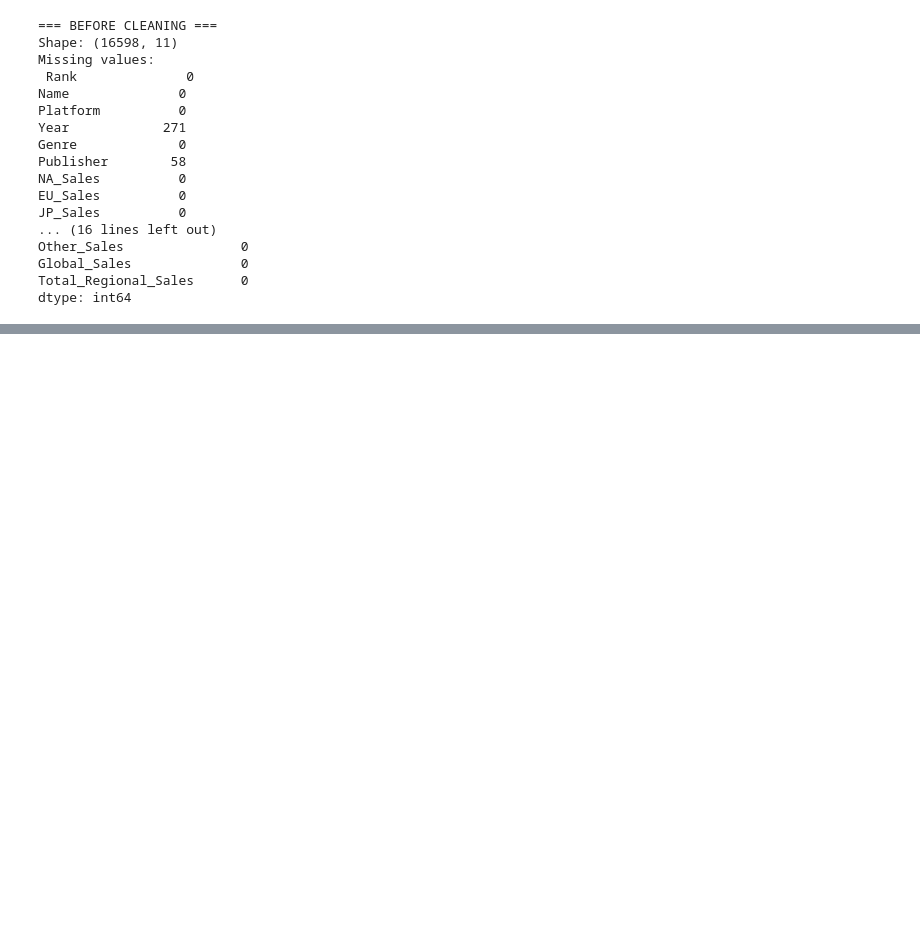
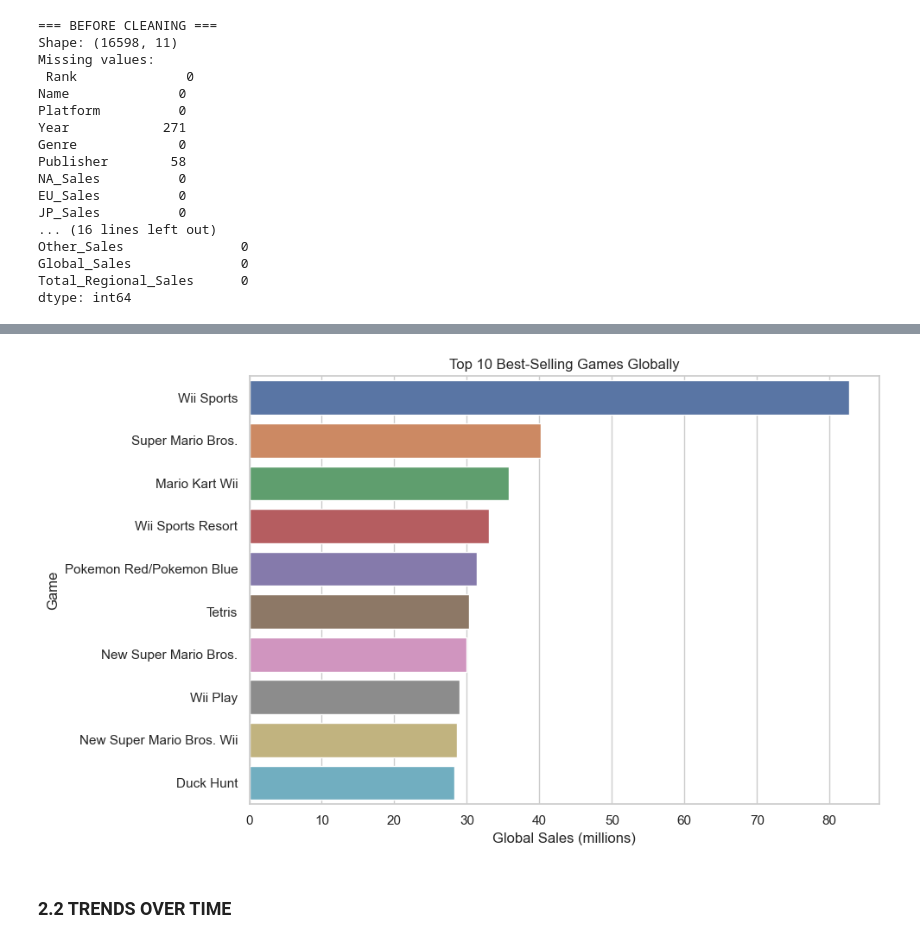
Before and after one commit to Siddharth1254/data-wrangling-project, a Jupyter notebook: Notebook.ipynb, the cells around one changed output, grey strips where cells are left out. Drawn from its saved outputs; the diff is of its cells as text; code cells hidden in the pictures; blank space fills up the shorter version.

```diff
--- a/Notebook.ipynb
+++ b/Notebook.ipynb
@@ -154,0 +163,7 @@ dtype: int64
+# %%
+print("\n=== DESCRIPTIVE STATISTICS (Numerical Columns) ===")
+display(df_clean[sales_cols].describe())
+
+top10_games = df_clean.sort_values("Global_Sales", ascending=False).head(10)
+print("\n=== Top 10 Best-Selling Games Globally ===")
+display(top10_games[["Rank", "Name", "Platform", "Year", "Genre", "Publisher", "Global_Sales"]])
@@ -154,0 +193,16 @@ dtype: int64
+# %%
+plt.figure(figsize=(10, 6))
+sns.barplot(
+    data=top10_games,
+    x="Global_Sales",
+    y="Name"
+)
+plt.title("Top 10 Best-Selling Games Globally")
+plt.xlabel("Global Sales (millions)")
+plt.ylabel("Game")
+plt.tight_layout()
+plt.show()
+# %% [output]
+[figure, added]
+# %% [markdown]
+### 2.2 TRENDS OVER TIME
```
Also changed, not shown: parts of 32 cells of this notebook.
